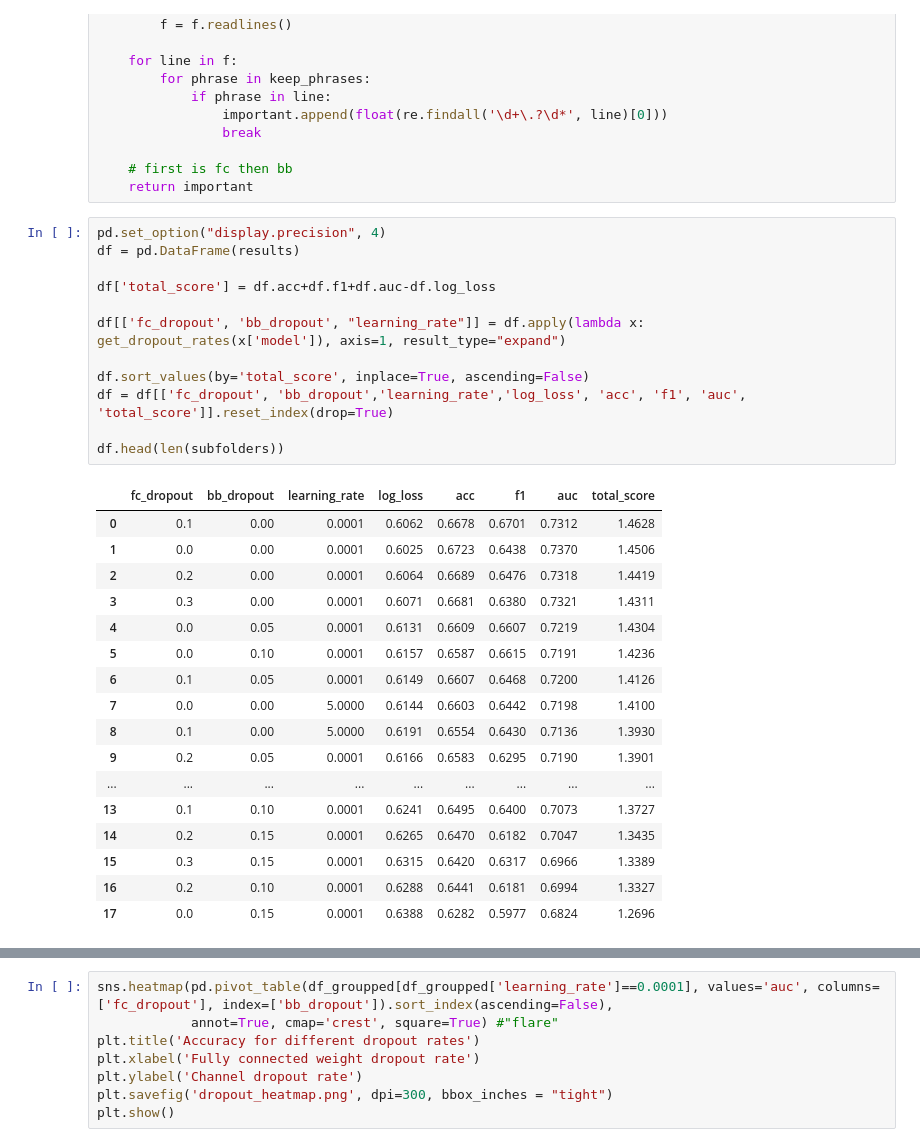
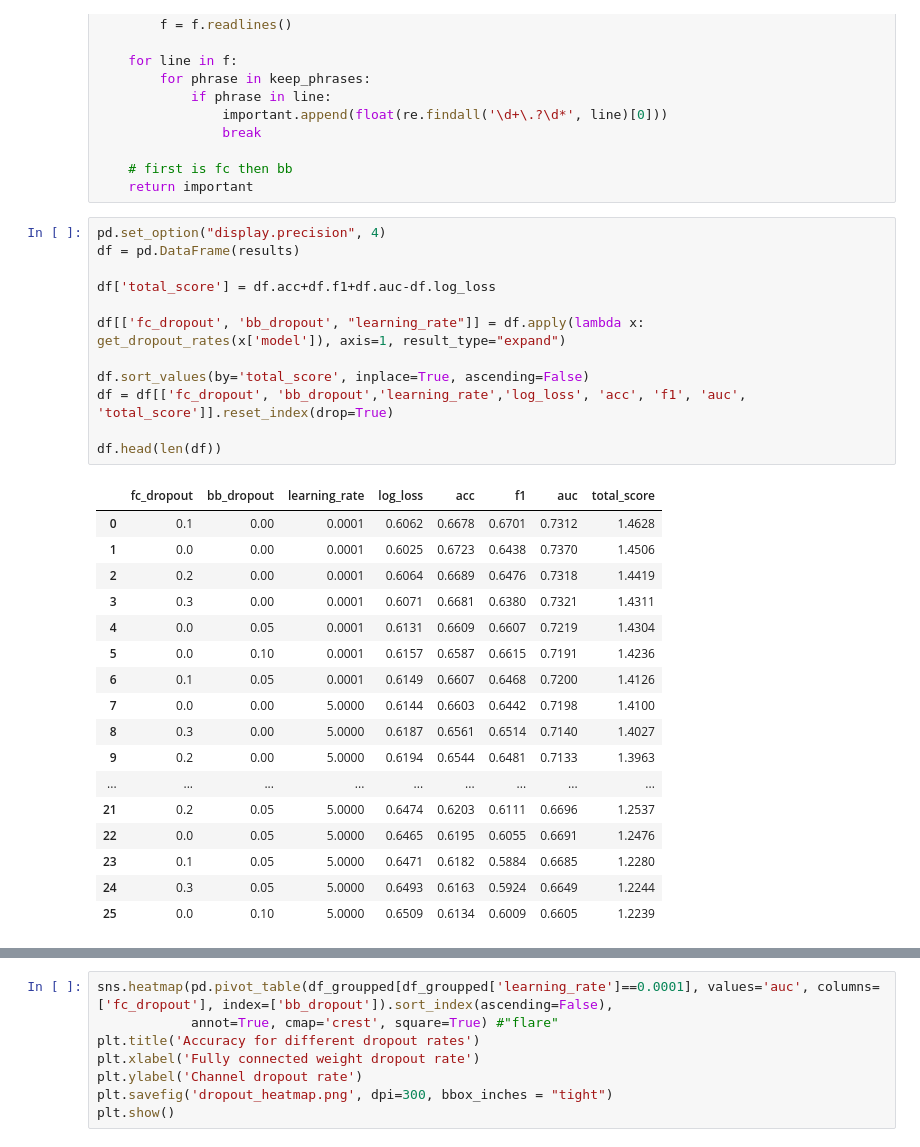
Before and after one commit to inakierregueab/WatChMaL, a Jupyter notebook: notebooks/mc_dropout/exploration_uncertainty.ipynb, the cells around one changed output, grey strips where cells are left out. Cells and saved outputs as stored; diff of their text form.

```diff
--- a/notebooks/mc_dropout/exploration_uncertainty.ipynb
+++ b/notebooks/mc_dropout/exploration_uncertainty.ipynb
@@ -64,33 +64,33 @@ def get_dropout_rates(folder):
 # %%
 pd.set_option("display.precision", 4)
 df = pd.DataFrame(results)
 
 df['total_score'] = df.acc+df.f1+df.auc-df.log_loss
 
 df[['fc_dropout', 'bb_dropout', "learning_rate"]] = df.apply(lambda x: get_dropout_rates(x['model']), axis=1, result_type="expand")
 
 df.sort_values(by='total_score', inplace=True, ascending=False)
 df = df[['fc_dropout', 'bb_dropout','learning_rate','log_loss', 'acc', 'f1', 'auc', 'total_score']].reset_index(drop=True)
 
-df.head(len(subfolders))
+df.head(len(df))
 # %% [output]
 |  | fc_dropout | bb_dropout | learning_rate | log_loss | acc | f1 | auc | total_score |
 | 0 | 0.1 | 0.00 | 0.0001 | 0.6062 | 0.6678 | 0.6701 | 0.7312 | 1.4628 |
 | 1 | 0.0 | 0.00 | 0.0001 | 0.6025 | 0.6723 | 0.6438 | 0.7370 | 1.4506 |
 | 2 | 0.2 | 0.00 | 0.0001 | 0.6064 | 0.6689 | 0.6476 | 0.7318 | 1.4419 |
 | 3 | 0.3 | 0.00 | 0.0001 | 0.6071 | 0.6681 | 0.6380 | 0.7321 | 1.4311 |
 | 4 | 0.0 | 0.05 | 0.0001 | 0.6131 | 0.6609 | 0.6607 | 0.7219 | 1.4304 |
 | 5 | 0.0 | 0.10 | 0.0001 | 0.6157 | 0.6587 | 0.6615 | 0.7191 | 1.4236 |
 | 6 | 0.1 | 0.05 | 0.0001 | 0.6149 | 0.6607 | 0.6468 | 0.7200 | 1.4126 |
 | 7 | 0.0 | 0.00 | 5.0000 | 0.6144 | 0.6603 | 0.6442 | 0.7198 | 1.4100 |
-| 8 | 0.1 | 0.00 | 5.0000 | 0.6191 | 0.6554 | 0.6430 | 0.7136 | 1.3930 |
-| 9 | 0.2 | 0.05 | 0.0001 | 0.6166 | 0.6583 | 0.6295 | 0.7190 | 1.3901 |
+| 8 | 0.3 | 0.00 | 5.0000 | 0.6187 | 0.6561 | 0.6514 | 0.7140 | 1.4027 |
+| 9 | 0.2 | 0.00 | 5.0000 | 0.6194 | 0.6544 | 0.6481 | 0.7133 | 1.3963 |
 | ... | ... | ... | ... | ... | ... | ... | ... | ... |
-| 13 | 0.1 | 0.10 | 0.0001 | 0.6241 | 0.6495 | 0.6400 | 0.7073 | 1.3727 |
-| 14 | 0.2 | 0.15 | 0.0001 | 0.6265 | 0.6470 | 0.6182 | 0.7047 | 1.3435 |
-| 15 | 0.3 | 0.15 | 0.0001 | 0.6315 | 0.6420 | 0.6317 | 0.6966 | 1.3389 |
-| 16 | 0.2 | 0.10 | 0.0001 | 0.6288 | 0.6441 | 0.6181 | 0.6994 | 1.3327 |
-| 17 | 0.0 | 0.15 | 0.0001 | 0.6388 | 0.6282 | 0.5977 | 0.6824 | 1.2696 |
+| 21 | 0.2 | 0.05 | 5.0000 | 0.6474 | 0.6203 | 0.6111 | 0.6696 | 1.2537 |
+| 22 | 0.0 | 0.05 | 5.0000 | 0.6465 | 0.6195 | 0.6055 | 0.6691 | 1.2476 |
+| 23 | 0.1 | 0.05 | 5.0000 | 0.6471 | 0.6182 | 0.5884 | 0.6685 | 1.2280 |
+| 24 | 0.3 | 0.05 | 5.0000 | 0.6493 | 0.6163 | 0.5924 | 0.6649 | 1.2244 |
+| 25 | 0.0 | 0.10 | 5.0000 | 0.6509 | 0.6134 | 0.6009 | 0.6605 | 1.2239 |
 # %%
 df_groupped = df.groupby(['fc_dropout','bb_dropout', 'learning_rate']).mean()
 df_groupped.sort_values(by='auc', inplace=True, ascending=False)
```
Also changed, not shown: parts of 3 cells of this notebook, 1 other file.
